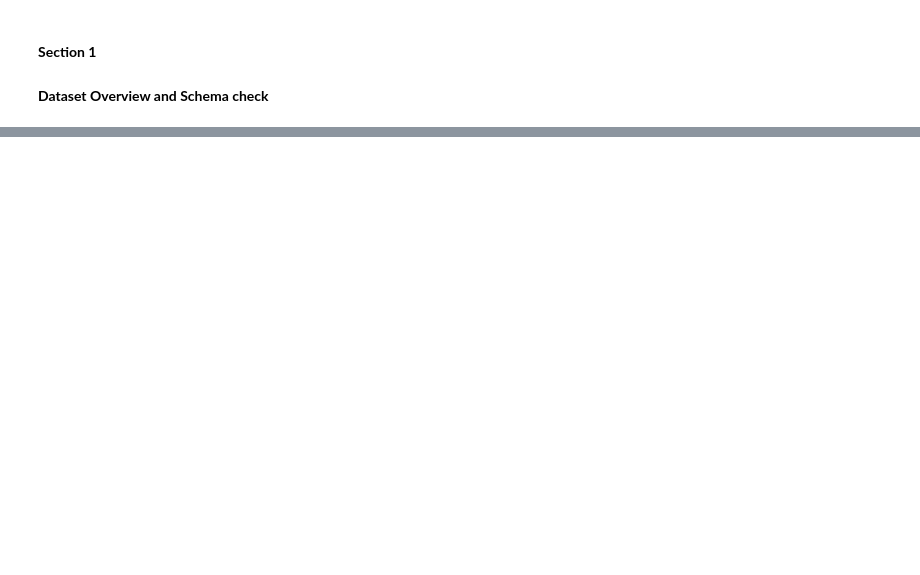
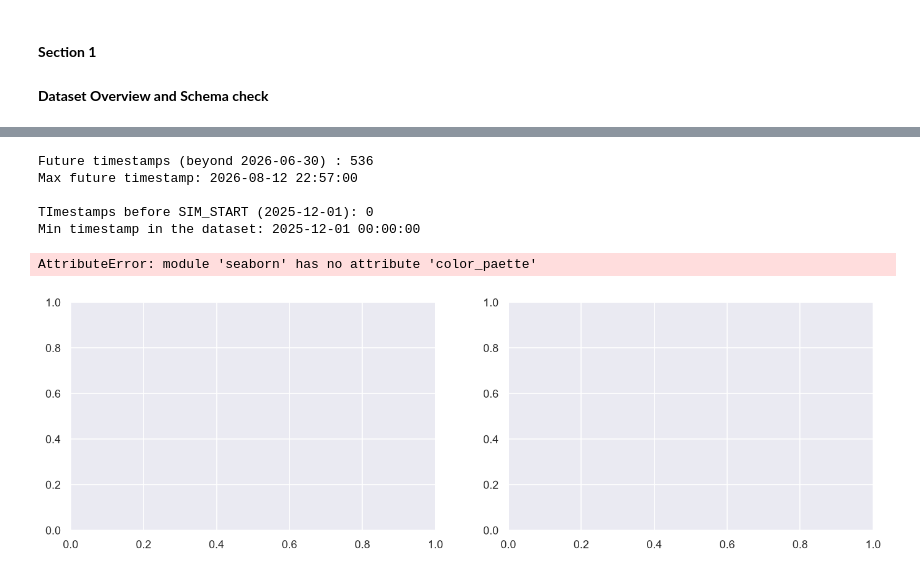
Before and after one commit to adiiquark/omninode_resilience_pipeline, a Jupyter notebook: Data_generation/Production_data/04_eda.ipynb, the cells around one changed output, grey strips where cells are left out. Cells and saved outputs as stored; diff of their text form; code cells hidden in the pictures; blank space fills up the shorter version.

```diff
--- a/Data_generation/Production_data/04_eda.ipynb
+++ b/Data_generation/Production_data/04_eda.ipynb
@@ -90,0 +158,63 @@ product_id             81356     18.65
+# %%
+SIM_END = pd.Timestamp("2026-06-30")
+SIM_START = pd.Timestamp("2025-12-01")
+
+
+# future timestamps (beyond SIM_END)
+future_mask = df["event_timestamp"] > SIM_END
+print(f"Future timestamps (beyond 2026-06-30) : {future_mask.sum():,}")
+print(f"Max future timestamp: {df.loc[future_mask, 'event_timestamp'].max()}")
+print()
+
+# timestamps before SIM_START (UTC drift pulls some rows to NOv 2025)
+before_sim_mask = df["event_timestamp"] < SIM_START
+print(f"TImestamps before SIM_START (2025-12-01): {before_sim_mask.sum():,}")
+print(f"Min timestamp in the dataset: {df['event_timestamp'].min()}")
+
+### Silver layer fix:
+# flag rows where event_timestamp < SIM_START — these are UTC drift candidates
+# cross reference with dim_scanner where battery_backed_rtc == False
+# fix: df.loc[utc_drift_mask, "event_timestamp"] += pd.Timedelta(hours=5, minutes=30)
+# %% [output]
+Future timestamps (beyond 2026-06-30) : 536
+Max future timestamp: 2026-08-12 22:57:00
+
+TImestamps before SIM_START (2025-12-01): 0
+Min timestamp in the dataset: 2025-12-01 00:00:00
+# %%
+### hour-of-day distribution
+# batch heartbeat should show a spike at hour 0
+# midnight rollover should show a spike at hour 0
+# normal darkstore snapshots: 6, 13, 18, 23
+
+df["event_hour"] = df["event_timestamp"].dt.hour
+fig, axes = plt.subplots(1,2, figsize= (14,4))
+
+# left contains all events
+df["event_hour"].value_counts().sort_index().plot(
+    kind = bar, ax = axes[0], color = sns.color_paette("muted")[0]
+)
+axes[0].set_title("Fulfillment Events by hour of day", fontsize = 11)
+axes[0].set_xlabel("Hour")
+axes[0].set_ylabel("Count")
+axes[0].yaxis.set_major_formatter(mticker.FuncFormatter(lambda x, _: f"{int(x):,}"))
+
+# right contains fulfillment only (removes scheduled snapshot spikes)
+df[df["event_type"] == "customer_fulfillment"]["event_hour"].value_counts().sort_index().plot(
+    kind="bar", ax=axes[1], color = sns.color_palette("muted")[2]
+)
+axes[1].set_title("Fulfillment events by hour of day", fontsize=11)
+axes[1].set_xlabel("Hour")
+axes[1].set_ylabel("Count")
+axes[1].yaxis.set_major_formatter(mticker.FuncFormatter(lambda x,_: f"{int(x):,}"))
+
+plt.tight_layout()
+plt.show()
+
+# hour 23 spike  = batch heartbeat + midnight rollover combined
+# hour 0 spike = midnight rollover
+print(f"Hour 0 events: {(df['event_hour'] == 0).sum():,} (expected: midnight rollover ~10,795)")
+print(f"Hour 23 events: {(df['event_hour'] == 23).sum():,} (expected: batch heartbeat spike)")
+# %% [output]
+AttributeError: module 'seaborn' has no attribute 'color_paette'
+[figure, added]
```
Also changed, not shown: parts of 7 cells of this notebook.
